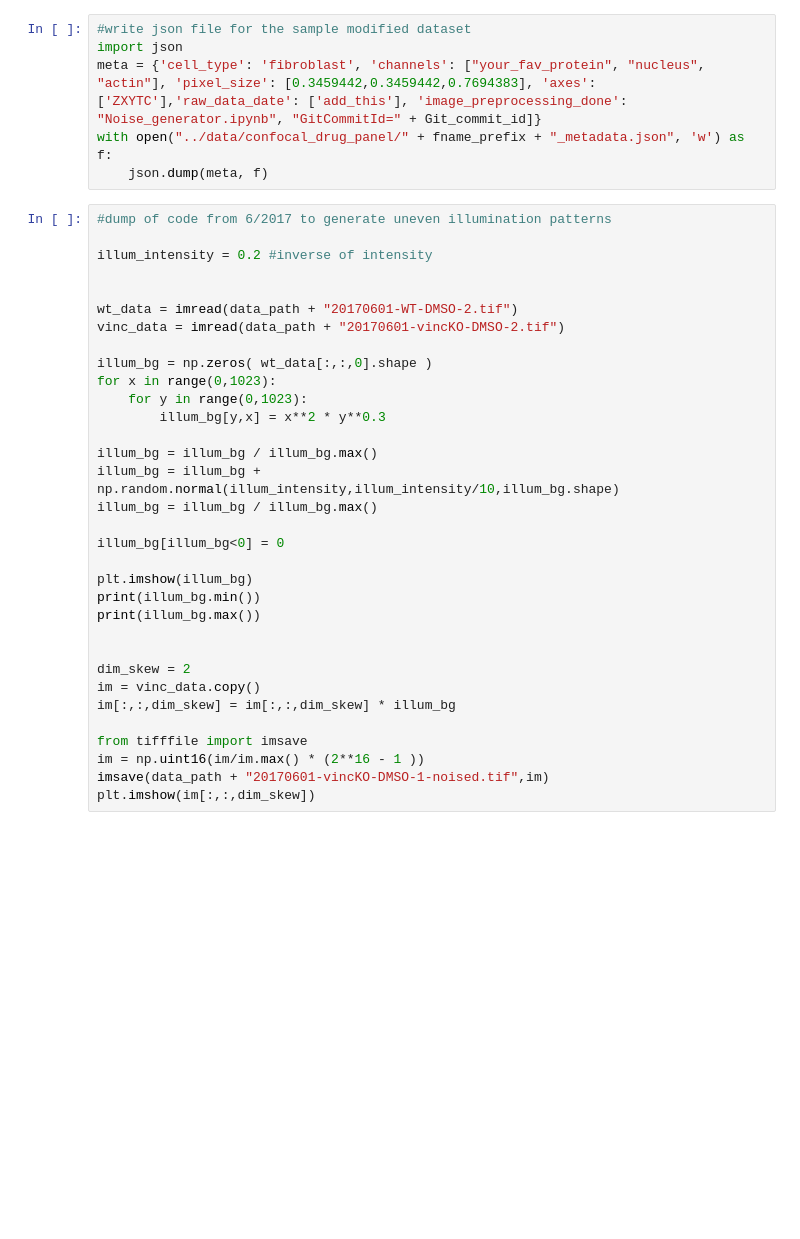
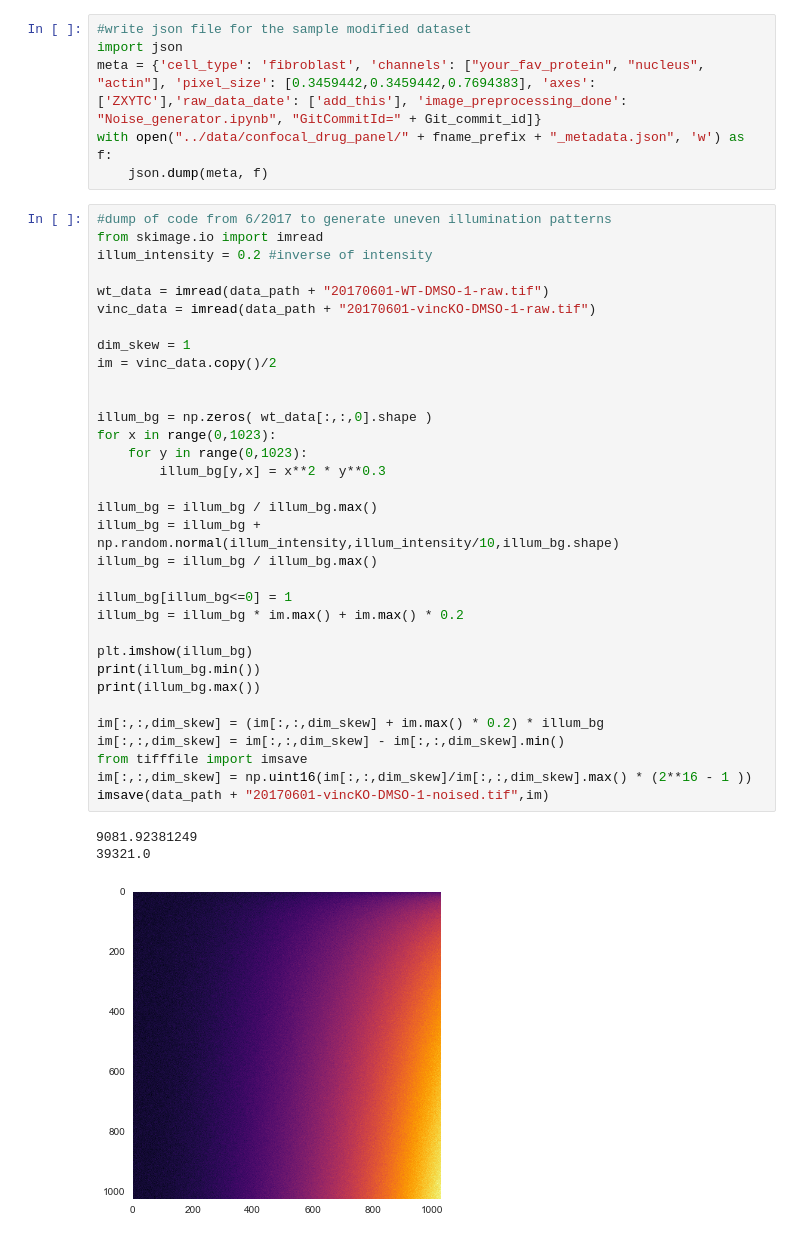
Before and after one commit to DataLucence/images, a Jupyter notebook: data/Noise_generator.ipynb, the cells around one changed output. Drawn from its saved outputs; the diff is of its cells as text; blank space fills up the shorter version.

```diff
--- a/data/Noise_generator.ipynb
+++ b/data/Noise_generator.ipynb
@@ -120,34 +121,38 @@ with open("../data/confocal_drug_panel/" + fname_prefix + "_metadata.json", 'w')
     json.dump(meta, f)
 # %%
 #dump of code from 6/2017 to generate uneven illumination patterns
-
+from skimage.io import imread
 illum_intensity = 0.2 #inverse of intensity
 
+wt_data = imread(data_path + "20170601-WT-DMSO-1-raw.tif")
+vinc_data = imread(data_path + "20170601-vincKO-DMSO-1-raw.tif")
 
-wt_data = imread(data_path + "20170601-WT-DMSO-2.tif")
-vinc_data = imread(data_path + "20170601-vincKO-DMSO-2.tif")
+dim_skew = 1
+im = vinc_data.copy()/2
+
 
 illum_bg = np.zeros( wt_data[:,:,0].shape )
 for x in range(0,1023):
     for y in range(0,1023):
         illum_bg[y,x] = x**2 * y**0.3
 
 illum_bg = illum_bg / illum_bg.max()
 illum_bg = illum_bg + np.random.normal(illum_intensity,illum_intensity/10,illum_bg.shape)
 illum_bg = illum_bg / illum_bg.max()
 
-illum_bg[illum_bg<0] = 0
+illum_bg[illum_bg<=0] = 1
+illum_bg = illum_bg * im.max() + im.max() * 0.2
 
 plt.imshow(illum_bg)
 print(illum_bg.min())
 print(illum_bg.max())
 
-
-dim_skew = 2
-im = vinc_data.copy()
-im[:,:,dim_skew] = im[:,:,dim_skew] * illum_bg
-
+im[:,:,dim_skew] = (im[:,:,dim_skew] + im.max() * 0.2) * illum_bg
+im[:,:,dim_skew] = im[:,:,dim_skew] - im[:,:,dim_skew].min()
 from tifffile import imsave
-im = np.uint16(im/im.max() * (2**16 - 1 ))
+im[:,:,dim_skew] = np.uint16(im[:,:,dim_skew]/im[:,:,dim_skew].max() * (2**16 - 1 ))
 imsave(data_path + "20170601-vincKO-DMSO-1-noised.tif",im)
-plt.imshow(im[:,:,dim_skew])
+# %% [output]
+9081.92381249
+39321.0
+[figure, added]
```
Also changed, not shown: parts of 6 cells of this notebook, 3 other files.
